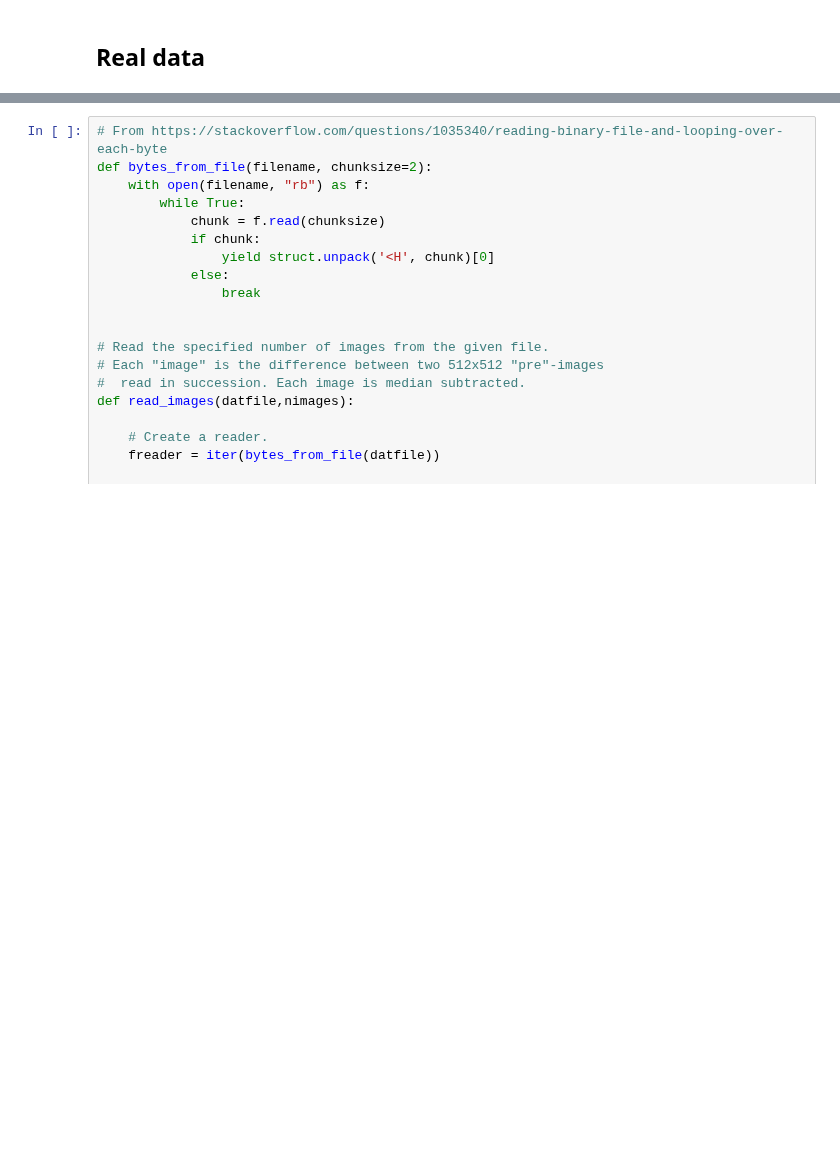
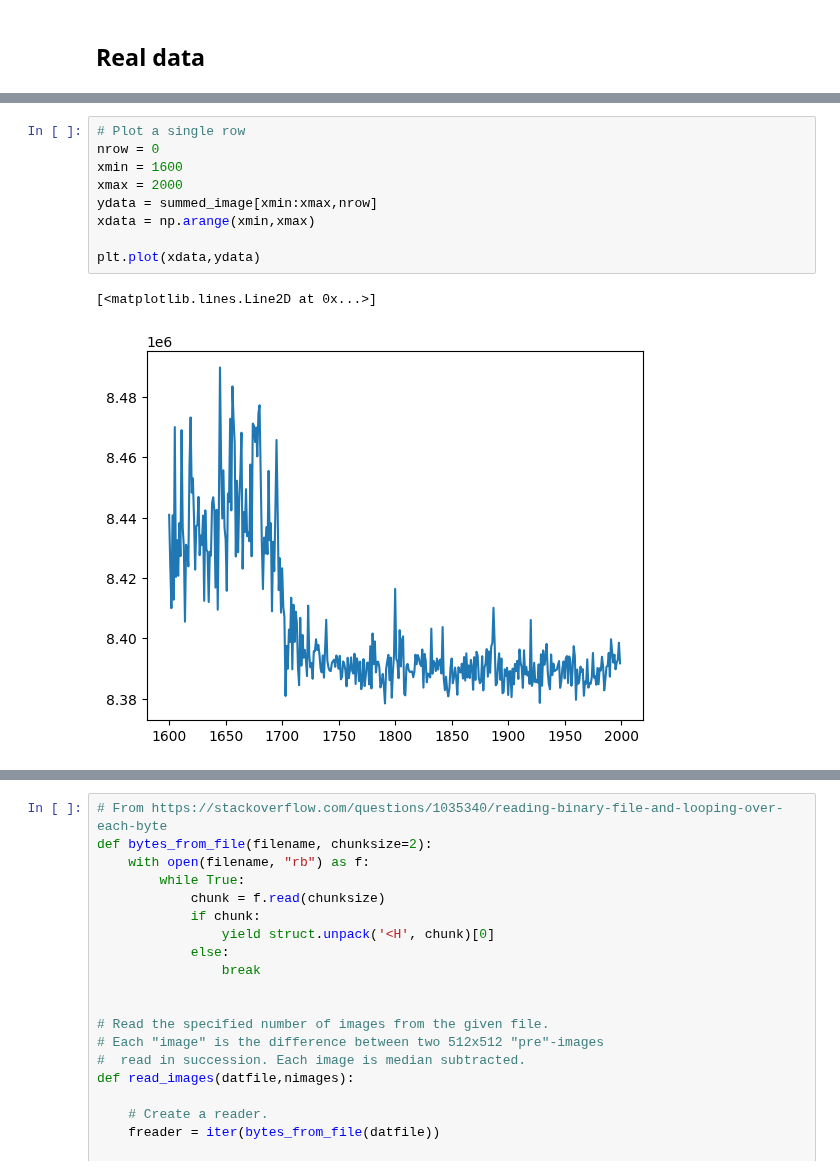
Before and after one commit to jerenner/emsim, a Jupyter notebook: notebooks/emsim_dataproc.ipynb, the cells around one changed output, grey strips where cells are left out. Saved outputs shown, nothing was run; the diff lists cells and outputs as text; blank space fills up the shorter version.

```diff
--- a/notebooks/emsim_dataproc.ipynb
+++ b/notebooks/emsim_dataproc.ipynb
@@ -24,0 +84,12 @@ from torch.autograd import Variable
+# %%
+# Plot a single row
+nrow = 0
+xmin = 1600
+xmax = 2000
+ydata = summed_image[xmin:xmax,nrow]
+xdata = np.arange(xmin,xmax)
+
+plt.plot(xdata,ydata)
+# %% [output]
+[<matplotlib.lines.Line2D at 0x...>]
+[figure, added]
```
Also changed, not shown: parts of 36 cells of this notebook, 1 other file.
